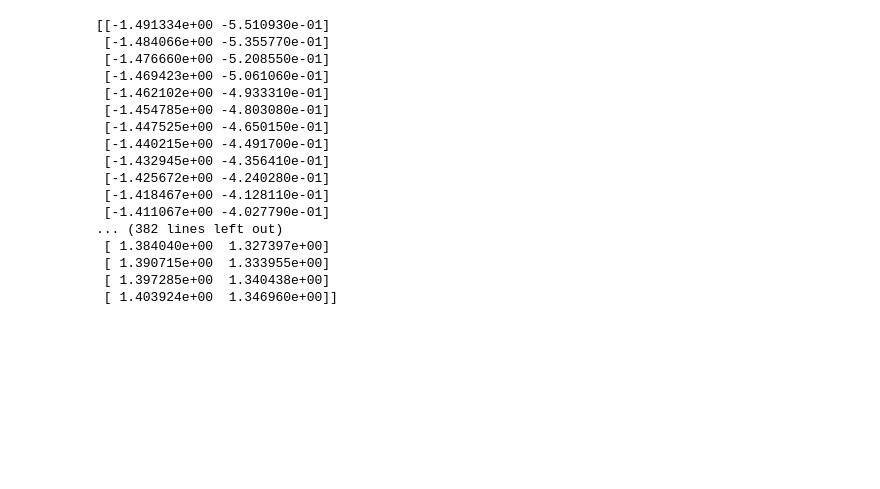
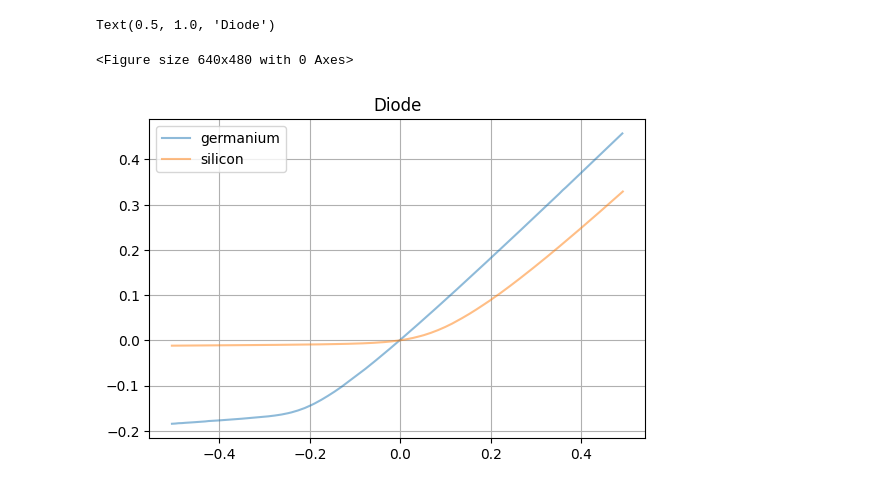
Before and after one commit to jbd7zuj/modulation-demodulation, a Jupyter notebook: modulation.ipynb, the cells around one changed output. Drawn from its saved outputs; the diff is of its cells as text; code cells hidden in the pictures; blank space fills up the shorter version.

```diff
--- a/modulation.ipynb
+++ b/modulation.ipynb
@@ -33,21 +32,59 @@ plt.savefig('diode.png')
 # %%
-#Reigon of interest
-ROI_germanium = list_germanium[
+def setROIarray(list, left, right):
+    flagL=flagR=False
+    for i in range(len(list)):
+        if list[i][0] >= left and flagL==False:
+            left_ind = i-1
+            flagL = True
+        if list[i][0] >= right and flagR==False:
+            right_ind = i-1
+            flagR=True
+    ROI = list[left_ind:right_ind]
+    return ROI
+
+def slopeinROI(ROI_array):
+    slope = np.array([float(ROI_array[0][0]), 0])
+    for i in range(1, len(ROI_array)-1):
+        dx = ROI_array[i][0] - ROI_array[i-1][0]
+        dy = ROI_array[i][1] - ROI_array[i-1][1]
+        temp = np.array([float(ROI_array[i][0]), dy/dx])
+        #print(temp)
+        slope = np.vstack([slope, temp])
+    return slope
+
+def slopeinbounds(array, left, right):
+    ROI_array=setROIarray(array, left, right)
+    slope = np.array([float(ROI_array[0][0]), 0])
+    for i in range(1, len(ROI_array)-1):
+        dx = ROI_array[i][0] - ROI_array[i-1][0]
+        dy = ROI_array[i][1] - ROI_array[i-1][1]
+        temp = np.array([float(ROI_array[i][0]), dy/dx])
+        #print(temp)
+        slope = np.vstack([slope, temp])
+    return slope
+
+#Region of interest
+leftBound = -0.5
+rightBound = 0.5
+ROI_germanium = setROIarray(list_germanium, leftBound, rightBound)
+ROI_silicon = setROIarray(list_silicon, leftBound, rightBound)
-# %% [output]
-[[-1.491334e+00 -5.510930e-01]
- [-1.484066e+00 -5.355770e-01]
- [-1.476660e+00 -5.208550e-01]
- [-1.469423e+00 -5.061060e-01]
- [-1.462102e+00 -4.933310e-01]
- [-1.454785e+00 -4.803080e-01]
- [-1.447525e+00 -4.650150e-01]
- [-1.440215e+00 -4.491700e-01]
- [-1.432945e+00 -4.356410e-01]
- [-1.425672e+00 -4.240280e-01]
- [-1.418467e+00 -4.128110e-01]
- [-1.411067e+00 -4.027790e-01]
-... (382 lines left out)
- [ 1.384040e+00  1.327397e+00]
- [ 1.390715e+00  1.333955e+00]
- [ 1.397285e+00  1.340438e+00]
- [ 1.403924e+00  1.346960e+00]]
+# %%
+#seaborn.set(style='ticks')
+
+plt.figure()
+fig, ax = plt.subplots()
+
+ax.plot(ROI_germanium[:,0],ROI_germanium[:,1],label="germanium",alpha=.5)
+ax.plot(ROI_silicon[:,0],ROI_silicon[:,1],label="silicon",alpha=.5)
+
+ax.set_aspect('equal')
+
+ax.grid(True, which='both')
+#seaborn.despine(ax=ax, offset=0) # the important part here
+
+plt.legend()
+plt.title("Diode")
+# %% [output]
+Text(0.5, 1.0, 'Diode')
+<Figure size 640x480 with 0 Axes>
+[figure, added]
```
Also changed, not shown: parts of 3 cells of this notebook.
